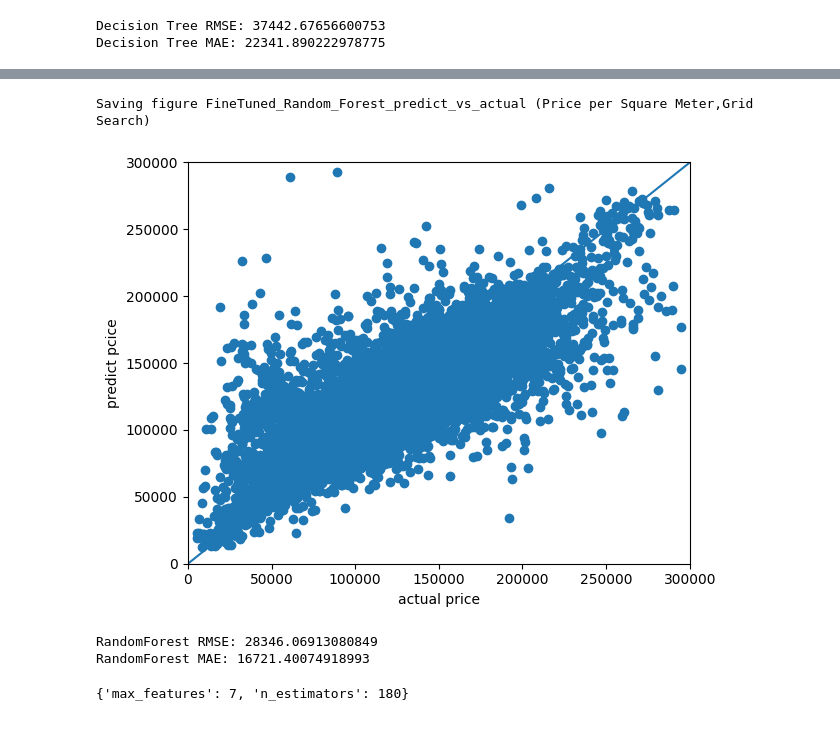
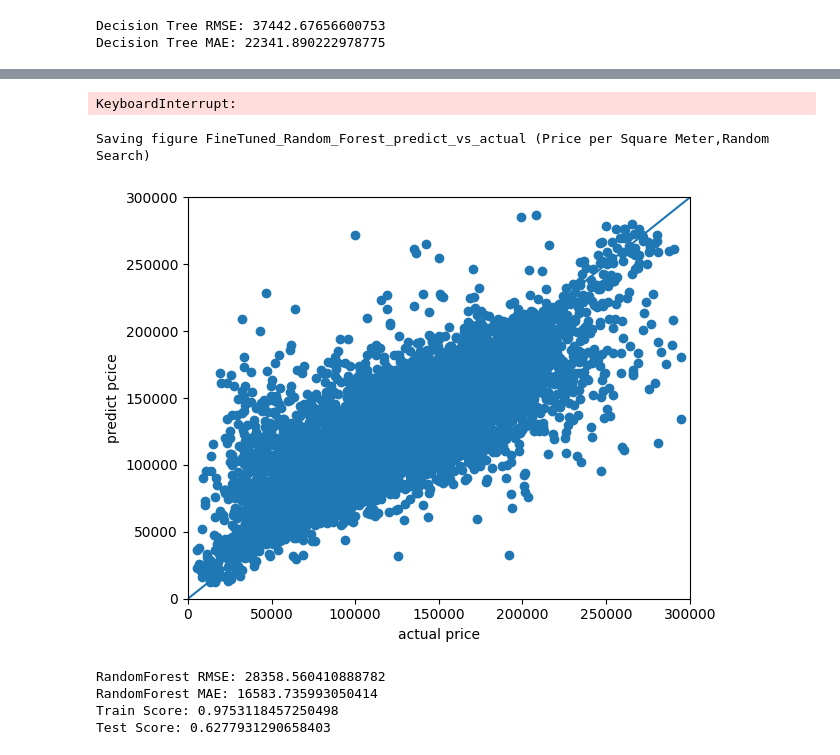
Before and after one commit to jgw0915/housePricePredict, a Jupyter notebook: Scripts/house_average_price.ipynb, the cells around one changed output, grey strips where cells are left out. Cells and saved outputs as stored; diff of their text form; code cells hidden in the pictures.

```diff
--- a/Scripts/house_average_price.ipynb
+++ b/Scripts/house_average_price.ipynb
@@ -477,55 +610,70 @@ Fitting 3 folds for each of 9 candidates, totalling 27 fits
+# %%
+from sklearn.ensemble import RandomForestRegressor
+
+'''Randomized Search'''
+def randomize_search_model(model):
+    param_distribs = {
+        'n_estimators': randint(low=1, high=1200),
+        'max_features': randint(low=1, high=8),
+        'min_samples_split': randint(low=1, high=10),
+        'min_samples_leaf': randint(low=1, high=10),
+        'bootstrap': [True, False],
+    }
+
+    rnd_search = RandomizedSearchCV(model, param_distributions=param_distribs,
+                                    n_iter=50, cv=5, scoring='neg_mean_squared_error', random_state=42)
+
+    return rnd_search
+
+rf = RandomForestRegressor(random_state=42)
+rand_search = randomize_search_model(rf)
+rand_search.fit(x_train, y_train)
+best_params = rand_search.best_params_
+# %% [output]
+KeyboardInterrupt:
 # %%
 '''Show Fine Tuned Model Result'''
 # Model Path
 Model_Folder_path = os.path.join(parent_directory, 'Model')
-Model_File_Name = 'FineTuned_RF_reg (Price per Square Meter,Grid Search).pkl'
+Model_File_Name = 'FineTuned_RF_reg (Price per Square Meter,Random Search).pkl'
 Model_path = os.path.join(Model_Folder_path, Model_File_Name)
-best_params = grid_search.best_params_
+# best_params = rand_search.best_params_
 if os.path.exists(Model_path):
-    RF_reg = joblib.load(Model_path)
+    best_rf = joblib.load(Model_path)
 else:
     # Train a new model with the best parameters
     best_rf = RandomForestRegressor(**best_params)
     best_rf.fit(x_train, y_train)
     #save model
     joblib.dump(best_rf,Model_path)
 
 result = best_rf.score(x_test, y_test)
 y_predict = best_rf.predict(x_test)
 
 plt.xlabel("actual price") # x軸的標題
 plt.ylabel("predict pcice") # y軸的標題
 plt.xlim(0, 300000) # x軸的範圍
 plt.ylim(0, 300000) # y軸的範圍
 plt.plot([0,300000], [0,300000]) # 劃一條基準線
 plt.scatter(y_test, y_predict) # 比對預測跟實際的差別
-save_fig("FineTuned_Random_Forest_predict_vs_actual (Price per Square Meter,Grid Search)") # 儲存圖形
+save_fig("FineTuned_Random_Forest_predict_vs_actual (Price per Square Meter,Random Search)") # 儲存圖形
 plt.show() # 察看結果
 
+'''Model Error'''
 RF_reg_rmse = mean_squared_error(y_test, y_predict,squared=False)
 print('RandomForest RMSE:',RF_reg_rmse)
 RF_reg_mean = np.mean(np.abs(y_test - y_predict))
 print("RandomForest MAE: {}".format(RF_reg_mean))
+
+'''Model Score Comparison'''
+train_score = best_rf.score(x_train, y_train)
+print('Train Score:',train_score)
+test_score = best_rf.score(x_test, y_test)
+print('Test Score:',test_score)
 # %% [output]
-Saving figure FineTuned_Random_Forest_predict_vs_actual (Price per Square Meter,Grid Search)
+Saving figure FineTuned_Random_Forest_predict_vs_actual (Price per Square Meter,Random Search)
-[figure, old version]
+[figure, new version]
-RandomForest RMSE: 28346.06913080849
-RandomForest MAE: 16721.40074918993
+RandomForest RMSE: 28358.560410888782
+RandomForest MAE: 16583.735993050414
+Train Score: 0.9753118457250498
+Test Score: 0.6277931290658403
-# %%
-'''Randomized Search'''
-def randomize_search_model(model):
-    param_distribs = {
-        'n_estimators': randint(low=1, high=200),
-        'max_features': randint(low=1, high=8),
-    }
-
-    rnd_search = RandomizedSearchCV(model, param_distributions=param_distribs,
-                                    n_iter=10, cv=5, scoring='neg_mean_squared_error', random_state=42)
-    return rnd_search
-
-rand_search = randomize_search_model(rf)
-rand_search.fit(x_train, y_train)
-best_params = rand_search.best_params_
-best_params
-# %% [output]
-{'max_features': 7, 'n_estimators': 180}
```
Also changed, not shown: parts of 13 cells of this notebook, 4 other files.
